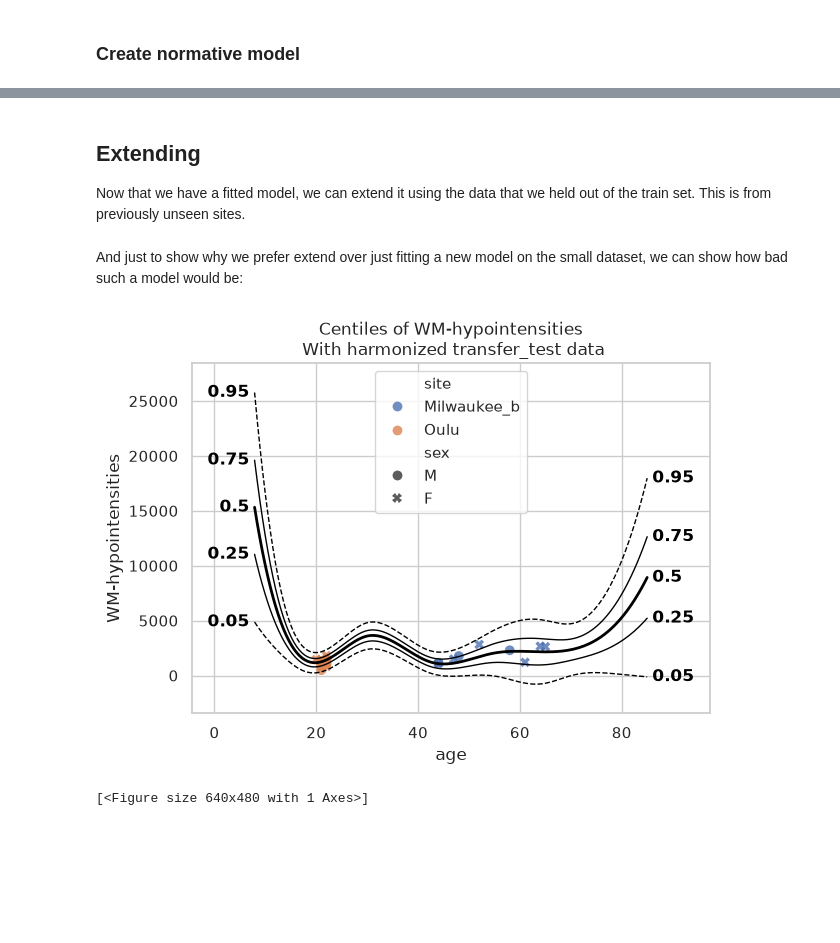
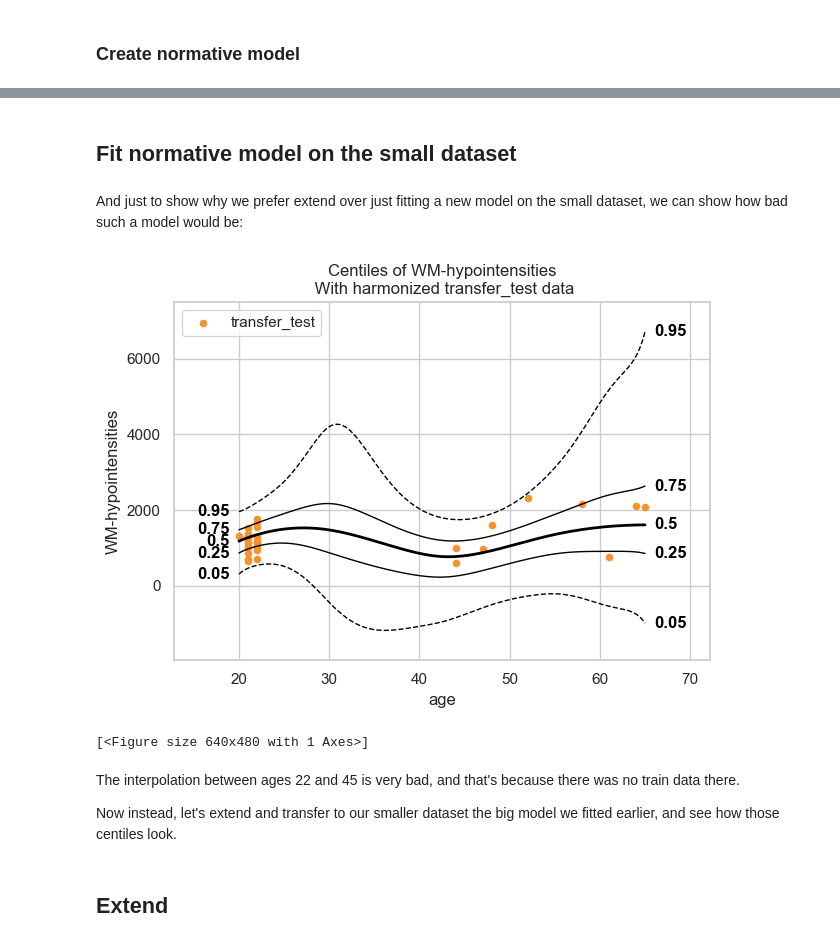
Before and after one commit to predictive-clinical-neuroscience/PCNtoolkit, a Jupyter notebook: examples/06_transfer_extend.ipynb, the cells around one changed output, grey strips where cells are left out. Saved outputs shown, nothing was run; the diff lists cells and outputs as text; code cells hidden in the pictures; blank space fills up the shorter version.

```diff
--- a/examples/06_transfer_extend.ipynb
+++ b/examples/06_transfer_extend.ipynb
@@ -181,29 +149,33 @@ For more options and details see https://pytensor.readthedocs.io/en/latest/troub
+# %% [markdown]
+## Fit normative model on the small dataset
+# %% [markdown]
+And just to show why we prefer extend over just fitting a new model on the small dataset, we can show how bad such a model would be:
+# %%
+small_model = NormativeModel(
+    template_regression_model=template_blr,
+    savemodel=True,
+    evaluate_model=True,
+    saveresults=True,
+    saveplots=False,
+    save_dir="resources/blr_transfer/save_dir_small",
+    inscaler="standardize",
+    outscaler="standardize",
+)
+
+small_model.fit_predict(transfer_train, transfer_test)
+
+plot_centiles_advanced(
+    small_model,
+    scatter_data=transfer_test,
+    batch_effects='all'
+)
+# %% [output]
+[figure, added]
+[<Figure size 640x480 with 1 Axes>]
+# %% [markdown]
+The interpolation between ages 22 and 45 is very bad, and that's because there was no train data there.
+
+Now instead, let's extend and transfer to our smaller dataset the big model we fitted earlier, and see how those centiles look.
 # %% [markdown]
-## Extending
-
-Now that we have a fitted model, we can extend it using the data that we held out of the train set. This is from previously unseen sites.
+## Extend
-# %% [markdown]
-And just to show why we prefer extend over just fitting a new model on the small dataset, we can show how bad such a model would be:
-# %%
-small_model = NormativeModel(
-    template_regression_model=template_hbr,
-    savemodel=True,
-    evaluate_model=True,
-    saveresults=True,
-    saveplots=False,
-    save_dir="resources/hbr_transfer/save_dir_small",
-    inscaler="standardize",
-    outscaler="standardize",
-)
-
-small_model.fit_predict(transfer_train, transfer_test)
-
-plot_centiles_advanced(
-    small_model,
-    scatter_data=transfer_test,
-    batch_effects='all'
-)
-# %% [output]
-[figure, removed]
-[<Figure size 640x480 with 1 Axes>]
 # %% [markdown]
```
Also changed, not shown: parts of 20 cells of this notebook.
